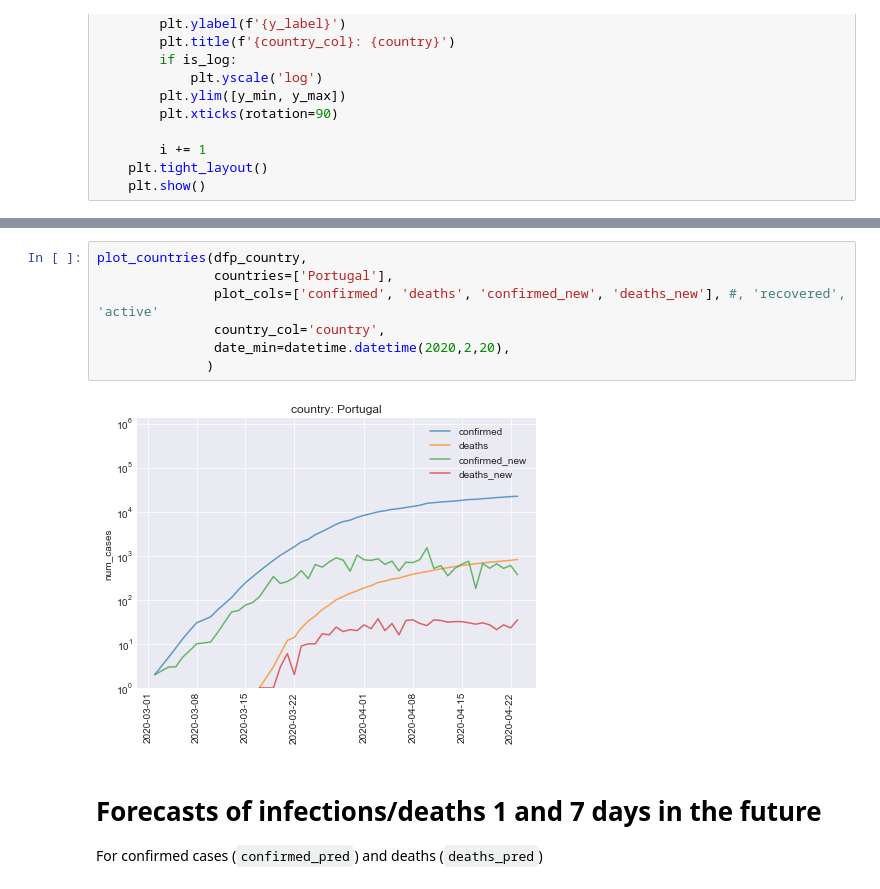
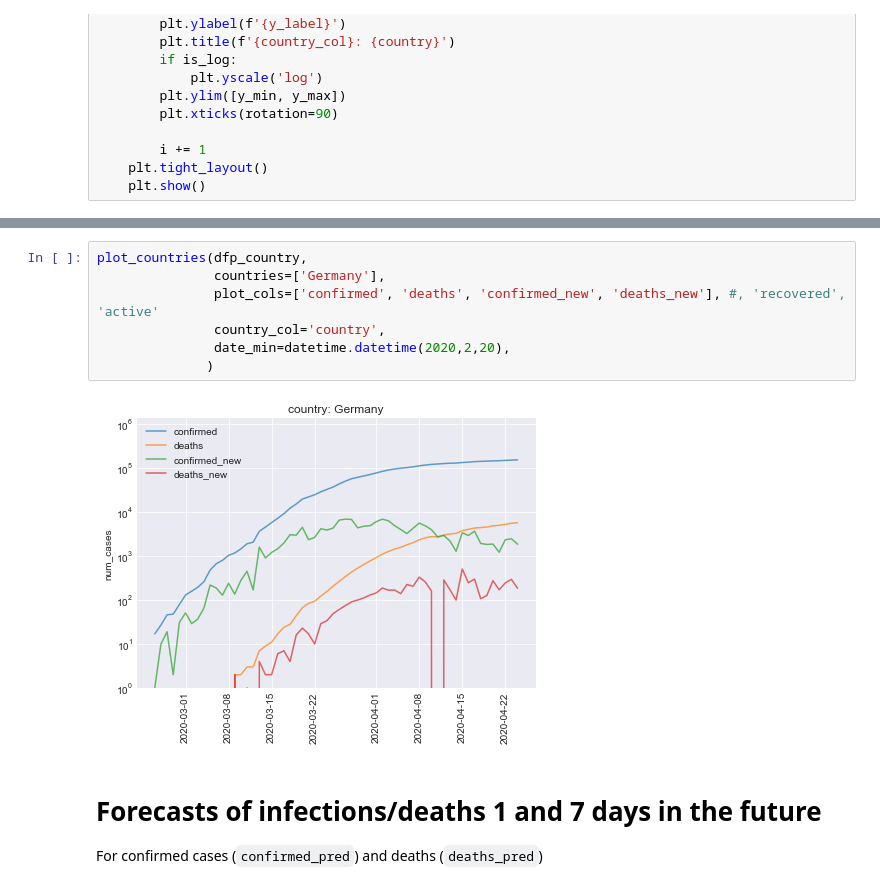
Before and after one commit to tboats/covid-19_analysis, a Jupyter notebook: analysis_covid-19.ipynb, the cells around one changed output, grey strips where cells are left out. Cells and saved outputs as stored; diff of their text form.

```diff
--- a/analysis_covid-19.ipynb
+++ b/analysis_covid-19.ipynb
@@ -256,12 +256,12 @@ plot_countries(dfp_country,
 # %%
 plot_countries(dfp_country,
-               countries=['Portugal'],
+               countries=['Germany'],
                plot_cols=['confirmed', 'deaths', 'confirmed_new', 'deaths_new'], #, 'recovered', 'active'
                country_col='country',
                date_min=datetime.datetime(2020,2,20),
               )
 # %% [output]
-[figure, old version]
+[figure, new version]
 # %% [markdown]
 <a id='forecasts_countries'></a>
 # Forecasts of infections/deaths 1 and 7 days in the future
```
Also changed, not shown: parts of 32 cells of this notebook, 2 other files.
